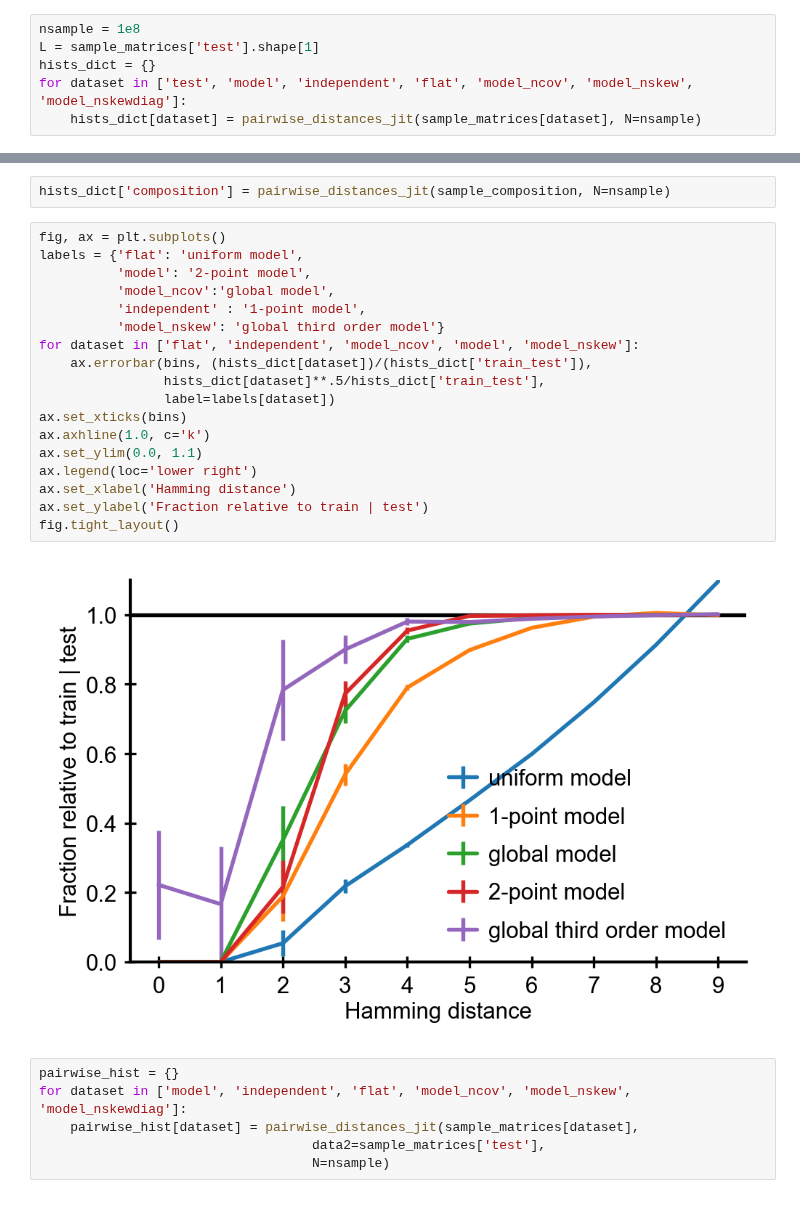
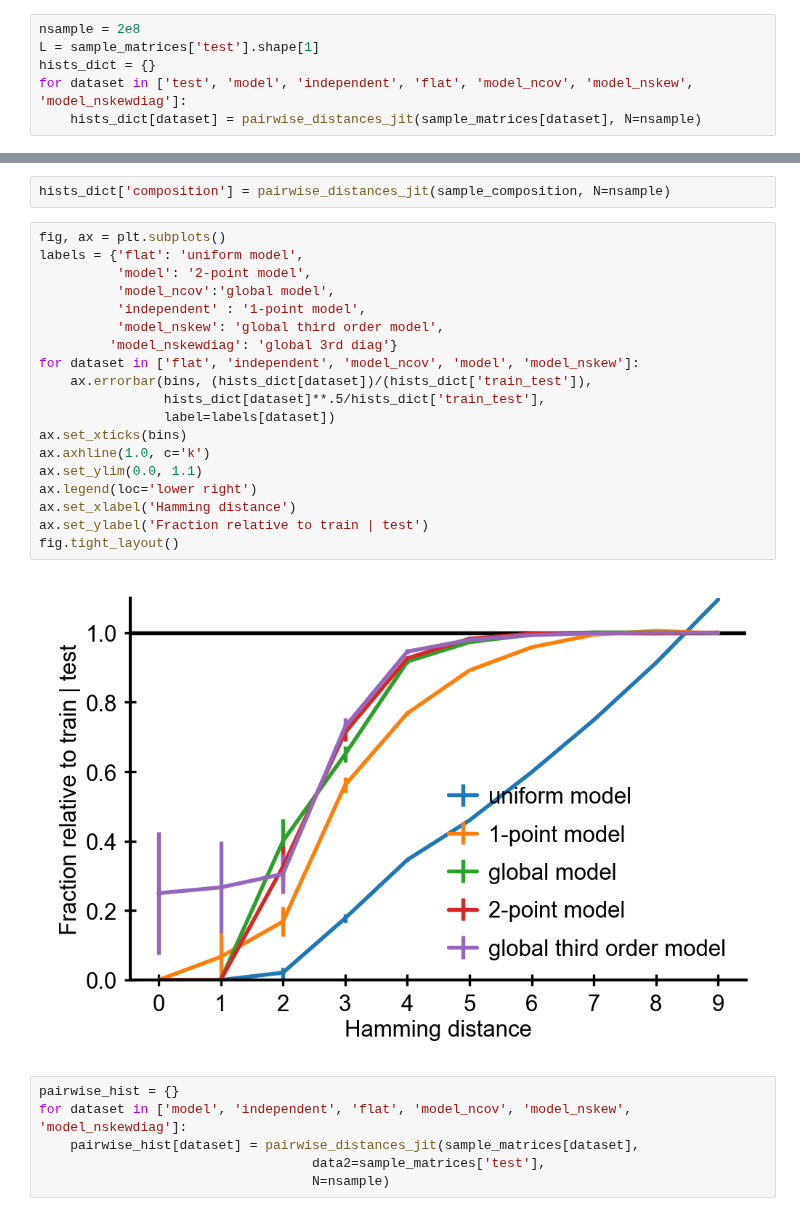
Before and after one commit to andim/peptidome, a Jupyter notebook: code/maxent/distribution_hamming_distances.ipynb, the cells around one changed output, grey strips where cells are left out. Saved outputs shown, nothing was run; the diff lists cells and outputs as text.

```diff
--- a/code/maxent/distribution_hamming_distances.ipynb
+++ b/code/maxent/distribution_hamming_distances.ipynb
@@ -29,7 +29,7 @@ sample_matrices['independent'] = np.random.choice(np.arange(0, 20, 1), size=samp
 # %%
 sample_matrices['flat'] = np.random.choice(np.arange(0, 20, 1), size=sample_matrices['test'].shape)
 # %%
-nsample = 1e8
+nsample = 2e8
 L = sample_matrices['test'].shape[1]
 hists_dict = {}
 for dataset in ['test', 'model', 'independent', 'flat', 'model_ncov', 'model_nskew', 'model_nskewdiag']:
@@ -68,23 +68,24 @@ hists_dict['composition'] = pairwise_distances_jit(sample_composition, N=nsample
 # %%
 fig, ax = plt.subplots()
 labels = {'flat': 'uniform model',
           'model': '2-point model',
           'model_ncov':'global model',
           'independent' : '1-point model',
-          'model_nskew': 'global third order model'}
+          'model_nskew': 'global third order model',
+         'model_nskewdiag': 'global 3rd diag'}
 for dataset in ['flat', 'independent', 'model_ncov', 'model', 'model_nskew']:
     ax.errorbar(bins, (hists_dict[dataset])/(hists_dict['train_test']),
                 hists_dict[dataset]**.5/hists_dict['train_test'],
                 label=labels[dataset])
 ax.set_xticks(bins)
 ax.axhline(1.0, c='k')
 ax.set_ylim(0.0, 1.1)
 ax.legend(loc='lower right')
 ax.set_xlabel('Hamming distance')
 ax.set_ylabel('Fraction relative to train | test')
 fig.tight_layout()
 # %% [output]
-[figure, old version]
+[figure, new version]
 # %%
 pairwise_hist = {}
 for dataset in ['model', 'independent', 'flat', 'model_ncov', 'model_nskew', 'model_nskewdiag']:
```
Also changed, not shown: parts of 3 cells of this notebook, 10 other files.
